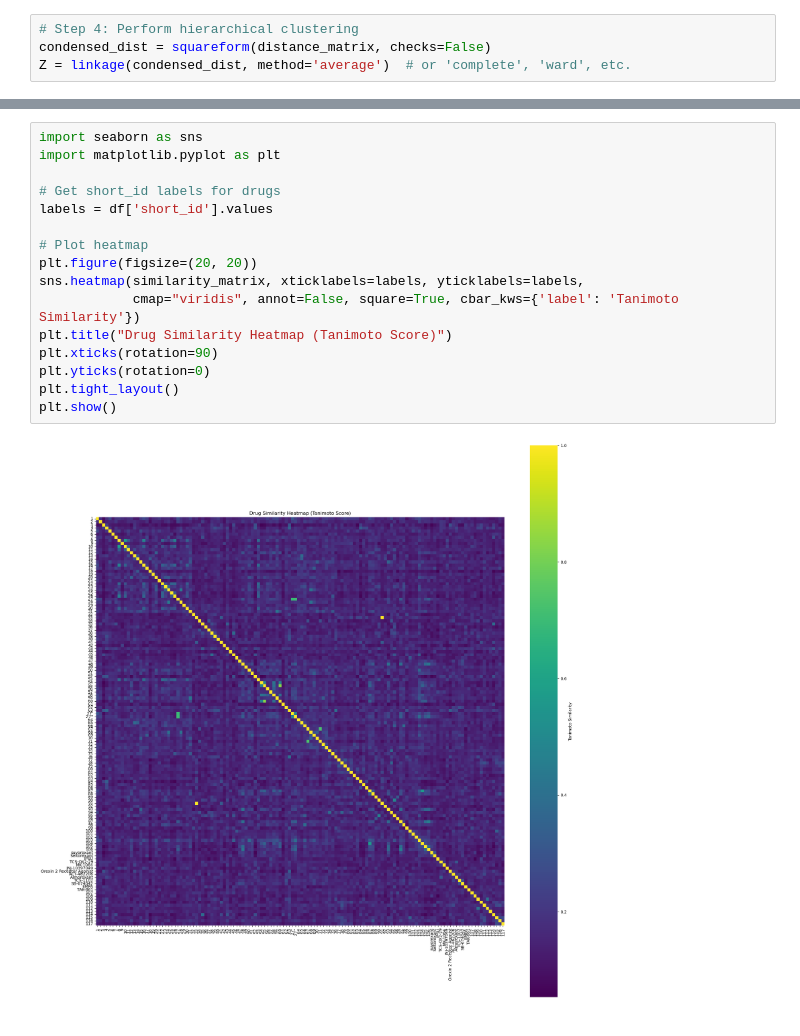
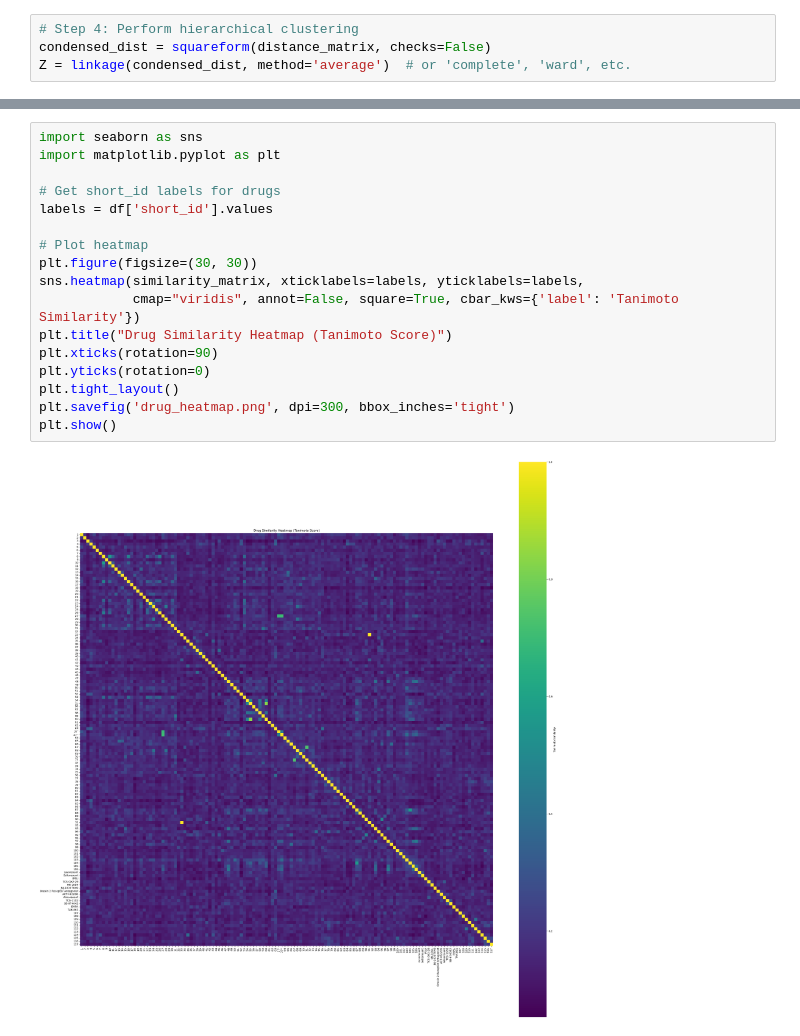
Before and after one commit to toadlover/ginsparg_thymelab_thesis, a Jupyter notebook: jupyter_notebooks/figure_making/drug_phylogeny_summary/drug_phylogeny_analysis.ipynb, the cells around one changed output, grey strips where cells are left out. Saved outputs shown, nothing was run; the diff lists cells and outputs as text.

Commit message:
pushing heatmap

```diff
--- a/jupyter_notebooks/figure_making/drug_phylogeny_summary/drug_phylogeny_analysis.ipynb
+++ b/jupyter_notebooks/figure_making/drug_phylogeny_summary/drug_phylogeny_analysis.ipynb
@@ -146,21 +146,22 @@ plt.show()
 # %%
 import seaborn as sns
 import matplotlib.pyplot as plt
 
 # Get short_id labels for drugs
 labels = df['short_id'].values
 
 # Plot heatmap
-plt.figure(figsize=(20, 20))
+plt.figure(figsize=(30, 30))
 sns.heatmap(similarity_matrix, xticklabels=labels, yticklabels=labels,
             cmap="viridis", annot=False, square=True, cbar_kws={'label': 'Tanimoto Similarity'})
 plt.title("Drug Similarity Heatmap (Tanimoto Score)")
 plt.xticks(rotation=90)
 plt.yticks(rotation=0)
 plt.tight_layout()
+plt.savefig('drug_heatmap.png', dpi=300, bbox_inches='tight')
 plt.show()
 # %% [output]
-[figure, old version]
+[figure, new version]
 # %%
 from scipy.cluster.hierarchy import set_link_color_palette
 # Set all dendrogram branches to gray
```
Also changed, not shown: parts of 4 cells of this notebook, 1 other file.
